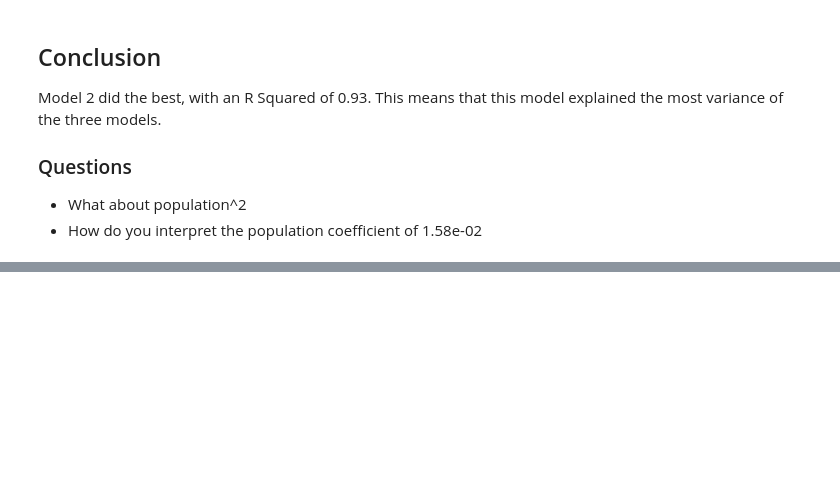
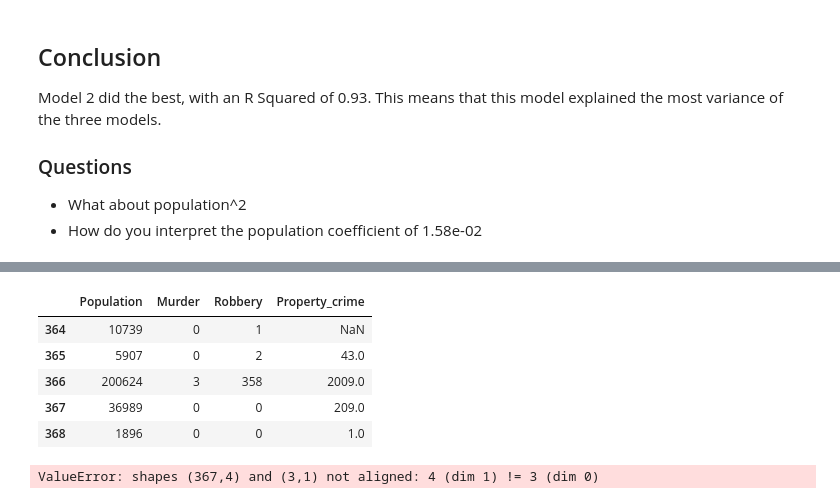
Before and after one commit to jlinGG/Thinkful-DS-Bootcamp, a Jupyter notebook: New-York-Crime.ipynb, the cells around one changed output, grey strips where cells are left out. Saved outputs shown, nothing was run; the diff lists cells and outputs as text; code cells hidden in the pictures; blank space fills up the shorter version.

```diff
--- a/New-York-Crime.ipynb
+++ b/New-York-Crime.ipynb
@@ -295,0 +328,4 @@ Model 2 did the best, with an R Squared of 0.93.  This means that this model exp
+# %%
+# Renaming columns
+data14.columns = ['City','Population','Violent_Crime','Murder','Rape_a','Rape_b','Robbery','Assault',
+                  'Property_crime','Burglary','Larceny_theft','Auto_theft','Arson']
@@ -295,0 +354,15 @@ Model 2 did the best, with an R Squared of 0.93.  This means that this model exp
+# %%
+# For consistency, dropping NYC
+data14 = data14.drop(data14['City'] == 'New York')
+# %%
+# Creating dataframe for testing
+test = data14.loc[:,['Population','Murder','Robbery','Property_crime']]
+# %%
+test.tail()
+# %% [output]
+|  | Population | Murder | Robbery | Property_crime |
+| 364 | 10739 | 0 | 1 | NaN |
+| 365 | 5907 | 0 | 2 | 43.0 |
+| 366 | 200624 | 3 | 358 | 2009.0 |
+| 367 | 36989 | 0 | 0 | 209.0 |
+| 368 | 1896 | 0 | 0 | 1.0 |
@@ -295,0 +372,4 @@ Model 2 did the best, with an R Squared of 0.93.  This means that this model exp
+# %%
+test_pred = regr2.predict(test)
+# %% [output]
+ValueError: shapes (367,4) and (3,1) not aligned: 4 (dim 1) != 3 (dim 0)
```
Also changed, not shown: parts of 10 cells of this notebook.
